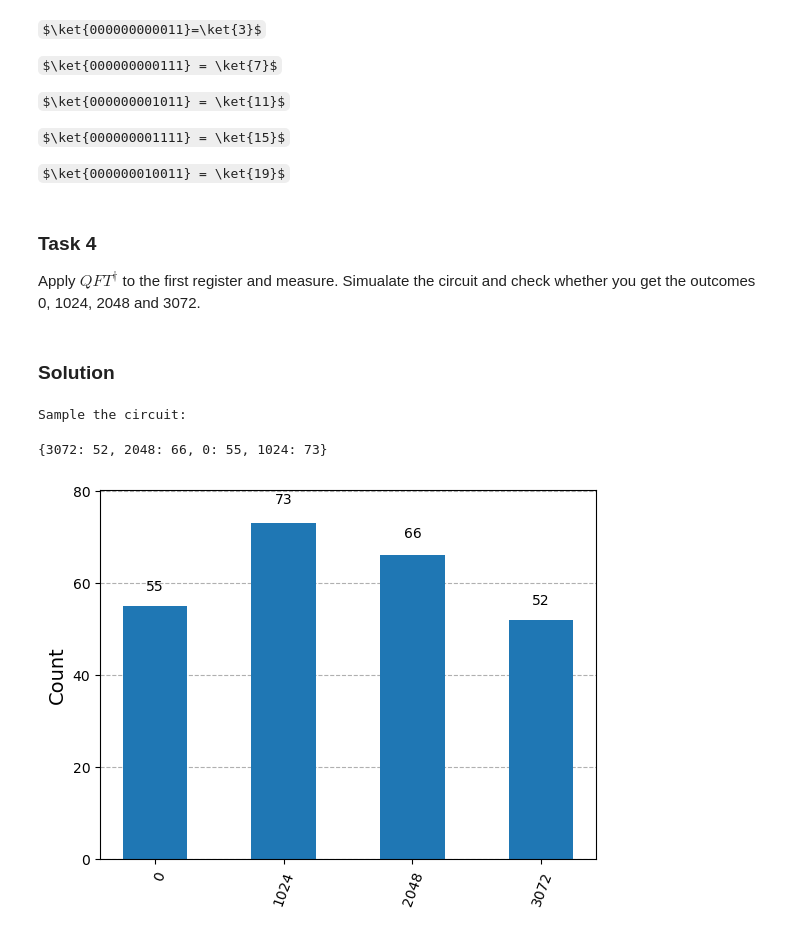
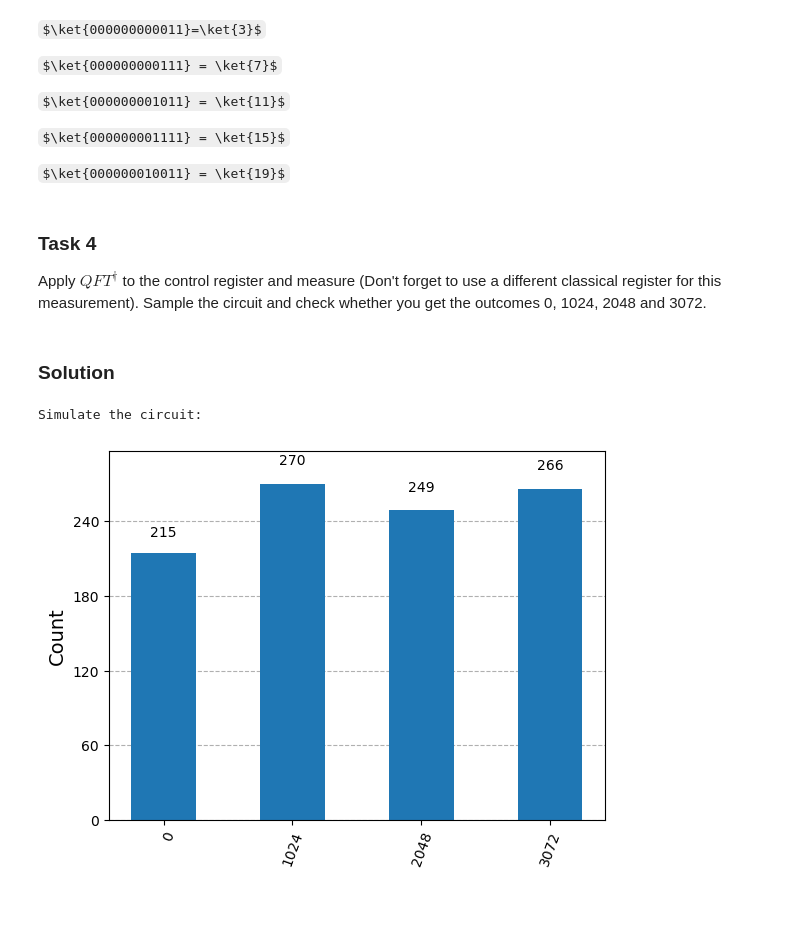
Before and after one commit to ozlemsalehi/cs435, a Jupyter notebook: silver/D06_Shors_Algorithm_In_More_Detail_Solutions.ipynb, the cells around one changed output. Drawn from its saved outputs; the diff is of its cells as text; code cells hidden in the pictures; some formulas as TeX source; blank space fills up the shorter version.

```diff
--- a/silver/D06_Shors_Algorithm_In_More_Detail_Solutions.ipynb
+++ b/silver/D06_Shors_Algorithm_In_More_Detail_Solutions.ipynb
@@ -173,11 +164,9 @@ Measure the second register and print the obtained state using <i>statevector.dr
 # Measure the second register
 qc1.measure(target, meas_target)
 
-qc3 = qc1.reverse_bits()
-
 #Run statevector simulation
-qc3 = transpile(qc3, StatevectorSimulator())
-job = StatevectorSimulator().run(qc3)
-statevector = job.result().get_statevector(qc3,10)
+qc1 = transpile(qc1, StatevectorSimulator())
+job = StatevectorSimulator().run(qc1)
+statevector = job.result().get_statevector(qc1,10)
 statevector.draw('latex')
 # %% [output]
@@ -198,49 +187,49 @@ $\ket{000000010011} = \ket{19}$
 <a id="task4"></a>
 <h3>Task 4</h3>
 
-Apply $QFT^{\dagger}$ to the first register and measure. Simualate the circuit and check whether you get the outcomes 0, 1024, 2048 and 3072.
+Apply $QFT^{\dagger}$ to the control register and measure (Don't forget to use a different classical register for this measurement). Sample the circuit and check whether you get the outcomes 0, 1024, 2048 and 3072.
 # %% [markdown]
 <h3>Solution</h3>
 # %%
 # %load iqft.py
-from qiskit import QuantumRegister, ClassicalRegister, QuantumCircuit, transpile
-from qiskit_aer import AerSimulator
+from qiskit import QuantumRegister, ClassicalRegister, QuantumCircuit
 from math import pi
 
 def iqft(n, qubits, circuit):
+    # Qiskit ordering: qubits[0] is the least significant qubit, qubits[n-1] the most significant.
+    # The gates of qft() are applied in reverse order with negated angles.
+
     #Swap the qubits
     for i in range(n//2):
         circuit.swap(qubits[i],qubits[n-i-1])
 
-    #For each qubit
-    for i in range(n-1,-1,-1):
-        #Apply CR_k gates where j is the control and i is the target
-        k=n-i #We start with k=n-i
-        for j in range(n-1,i,-1):
-            #Apply CR_k gate
-            circuit.cp(-pi*2/2**(k), qubits[j],qubits[i])
-            k=k-1 #Dencrement k at each step
+    #For each qubit, starting from the least significant one
+    for i in range(n):
+        #Apply the inverse CR_k gates where j is the control and i is the target
+        for j in range(i):
+            k=i-j+1
+            circuit.cp(-2*pi/2**k, qubits[j],qubits[i])
 
         #Apply Hadamard to the qubit
         circuit.h(qubits[i])
 # %%
 #Call inverse qft method
 iqft(t,control,qc1)
 
 #Measure the control register
 qc1.measure(control, meas_control)
 
-qc4=qc1.reverse_bits()
+print('Simulate the circuit:')
+qc1 = transpile(qc1, AerSimulator())
+job = AerSimulator().run(qc1,shots=1000)
+counts = job.result().get_counts(qc1)
 
-print('Simulate the circuit:')
-qc4 = transpile(qc4, AerSimulator())
-job = AerSimulator().run(qc4,shots=1000)
-counts = job.result().get_counts(qc4)
+counts4 = {}
+for key, value in counts.items():
+    outcome = int(key.split()[0], 2)
+    counts4[outcome] = counts4.get(outcome, 0) + value
 
-counts4=dict((int(key.split()[0],2), value) for (key, value) in counts.items())
-display(counts4)
 display(plot_histogram(counts4))
 # %% [output]
-Sample the circuit:
+Simulate the circuit:
-{3072: 52, 2048: 66, 0: 55, 1024: 73}
-[figure, old version]
+[figure, new version]
```
Also changed, not shown: parts of 22 cells of this notebook, 1 other file.
